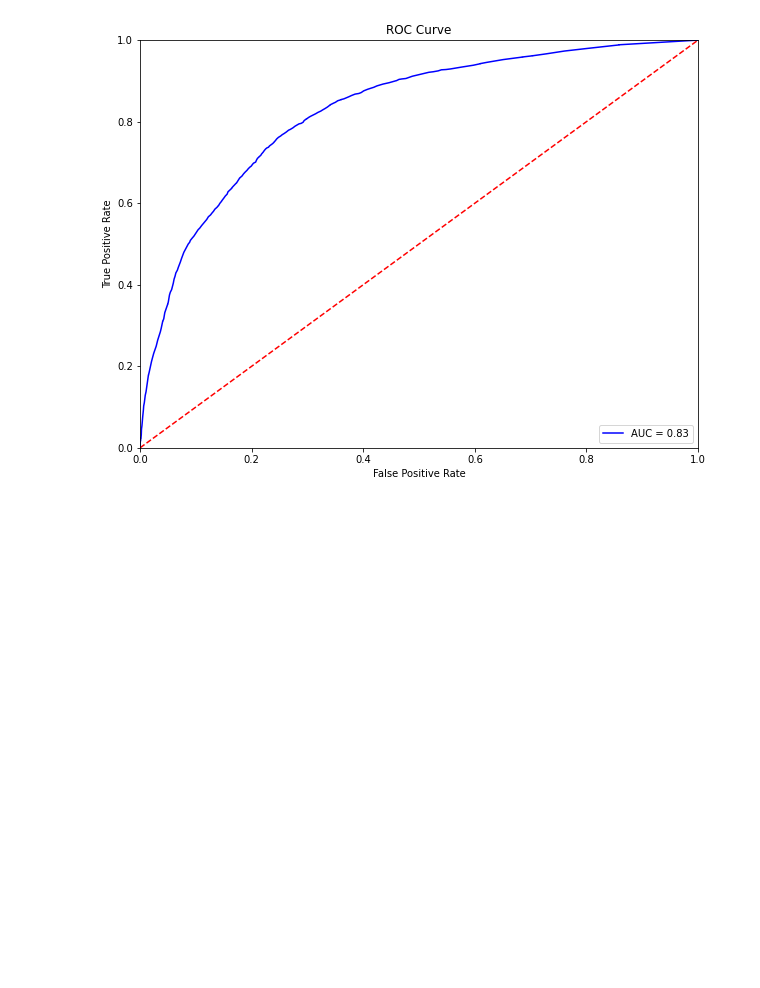
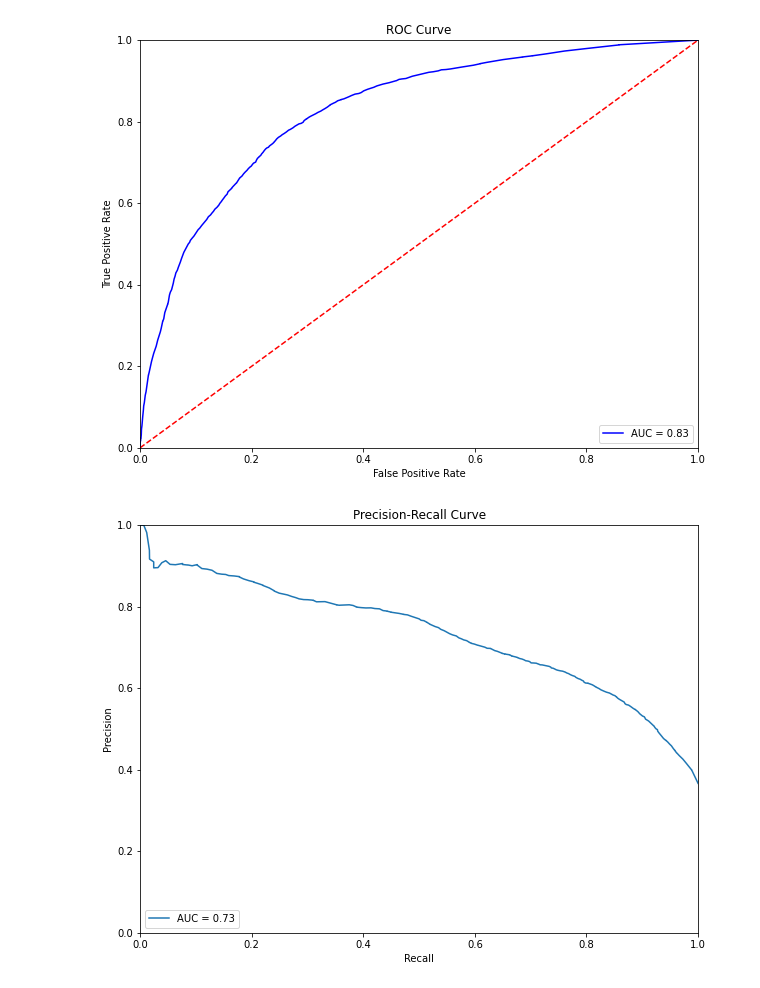
Before and after one commit to ChadDelany/challenge_ultimate, a Jupyter notebook: challenge_ultimate.ipynb, the cells around one changed output. Cells and saved outputs as stored; diff of their text form; code cells hidden in the pictures; blank space fills up the shorter version.

Commit message:
precision-recall plot

```diff
--- a/challenge_ultimate.ipynb
+++ b/challenge_ultimate.ipynb
@@ -530,3 +530,19 @@ plt.xlabel('False Positive Rate')
 plt.show()
 # %% [output]
 [figure]
+# %%
+# Plotting the Precision-Recall Curve
+probs = y_prob[:,1]
+precision, recall, thresholds = metrics.precision_recall_curve(y_test, probs, pos_label=1.)
+prc_auc = metrics.auc(recall, precision)
+
+plt.title("Precision-Recall Curve")
+plt.plot(recall, precision, label= 'AUC = %0.2f' % prc_auc)
+plt.legend(loc = 'lower left')
+plt.xlim([0,1])
+plt.ylim([0,1])
+plt.xlabel('Recall')
+plt.ylabel('Precision')
+plt.show()
+# %% [output]
+[figure, added]
```
